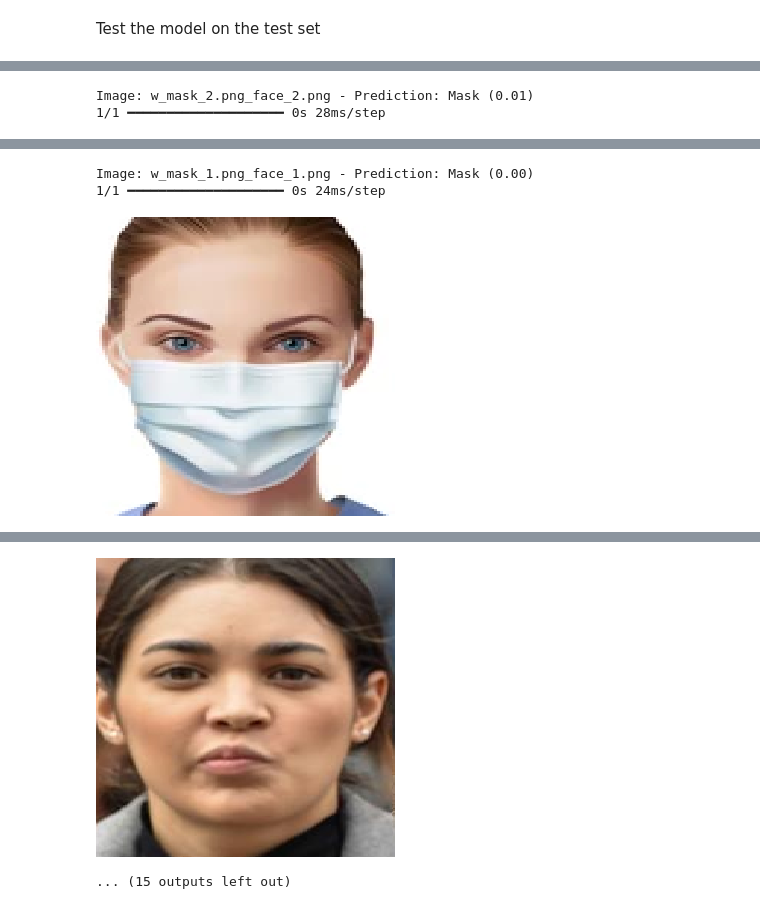
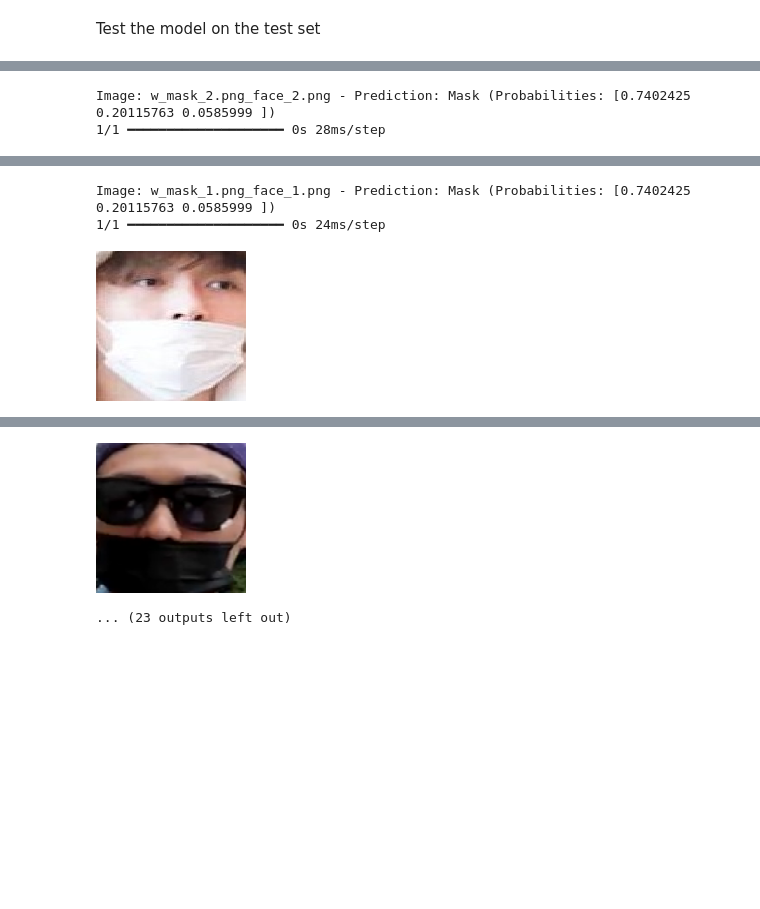
Before and after one commit to TioDosio/Image-and-Speech-Recognition-Project, a Jupyter notebook: Test_face_recogn/Prototype.ipynb, the cells around one changed output, grey strips where cells are left out. Drawn from its saved outputs; the diff is of its cells as text; code cells hidden in the pictures; blank space fills up the shorter version.

Commit message:
3 classes but incorrect mask is not detected just mask

```diff
--- a/Test_face_recogn/Prototype.ipynb
+++ b/Test_face_recogn/Prototype.ipynb
@@ -202,8 +200,7 @@ Test Accuracy: 0.9437652826309204
 Load the model
 # %%
 ## load the model
-n = 0
-model = tf.keras.models.load_model(f'mask_detector_model_{n}.h5')
+model = tf.keras.models.load_model(f'mask_detector_model_{i}.h5')
 model.summary()
 # %% [output]
 WARNING:absl:Compiled the loaded model, but the compiled metrics have yet to be built. `model.compile_metrics` will be empty until you train or evaluate the model.
@@ -235,21 +232,20 @@ Test the model on the test set
 # Folder containing images to test
 test_images_folder = '../dataset/images/cropped'  # Update with your folder path
 
-# Function to make predictions on individual images
-def predict_images(folder_path):
-    for image_name in os.listdir(folder_path):
-        image_path = os.path.join(folder_path, image_name)
-        # Load and preprocess the image
-        img = load_img(image_path, target_size=(299, 299))  # Resize to match input size
-        img_array = img_to_array(img) / 255.0  # Normalize pixel values
-        img_array = np.expand_dims(img_array, axis=0)  # Add batch dimension
+class_labels = ['Mask', 'No Mask', 'Wrong Mask']  # Update class labels accordingly
 
-        # Make prediction
-        prediction = model.predict(img_array)
-        label = "Mask" if prediction[0][0] < 0.5 else "No Mask"
-        display(img)
-        print(f"Image: {image_name} - Prediction: {label} ({prediction[0][0]:.2f})")
+for image_name in os.listdir(test_images_folder):
+    image_path = os.path.join(test_images_folder, image_name)
+    # Load and preprocess the image
+    img = load_img(image_path, target_size=(image_size, image_size))  # Resize to match input size
+    img_array = img_to_array(img) / 255.0  # Normalize pixel values
+    img_array = np.expand_dims(img_array, axis=0)  # Add batch dimension
 
-# Call the function
-predict_images(test_images_folder)
+    # Make prediction
+    prediction = model.predict(img_array)
+    predicted_class = np.argmax(prediction)  # Get class index with highest probability
+    label = class_labels[predicted_class]  # Map index to class label
+
+    display(img)
+    print(f"Image: {image_name} - Prediction: {label} (Probabilities: {prediction[0]})")
 # %% [output]
@@ -260,4 +256,4 @@ Image: mix_mask_3.jpg_face_1.png - Prediction: Mask (0.00)
 [figure]
-Image: w_mask_2.png_face_2.png - Prediction: Mask (0.01)
+Image: w_mask_2.png_face_2.png - Prediction: Mask (Probabilities: [0.7402425  0.20115763 0.0585999 ])
 1/1 ━━━━━━━━━━━━━━━━━━━━ 0s 28ms/step
 [figure]
@@ -266,4 +262,4 @@ Image: test2.png_face_1.png - Prediction: No Mask (0.96)
 [figure]
-Image: w_mask_1.png_face_1.png - Prediction: Mask (0.00)
+Image: w_mask_1.png_face_1.png - Prediction: Mask (Probabilities: [0.7402425  0.20115763 0.0585999 ])
 1/1 ━━━━━━━━━━━━━━━━━━━━ 0s 24ms/step
-[figure, old version]
+[figure, new version]
@@ -272,2 +268,2 @@ Image: test2.png_face_2.png - Prediction: Mask (0.00)
-[figure, old version]
+[figure, new version]
-... (15 outputs left out)
+... (23 outputs left out)
```
Also changed, not shown: parts of 5 cells of this notebook, 1 other file.
